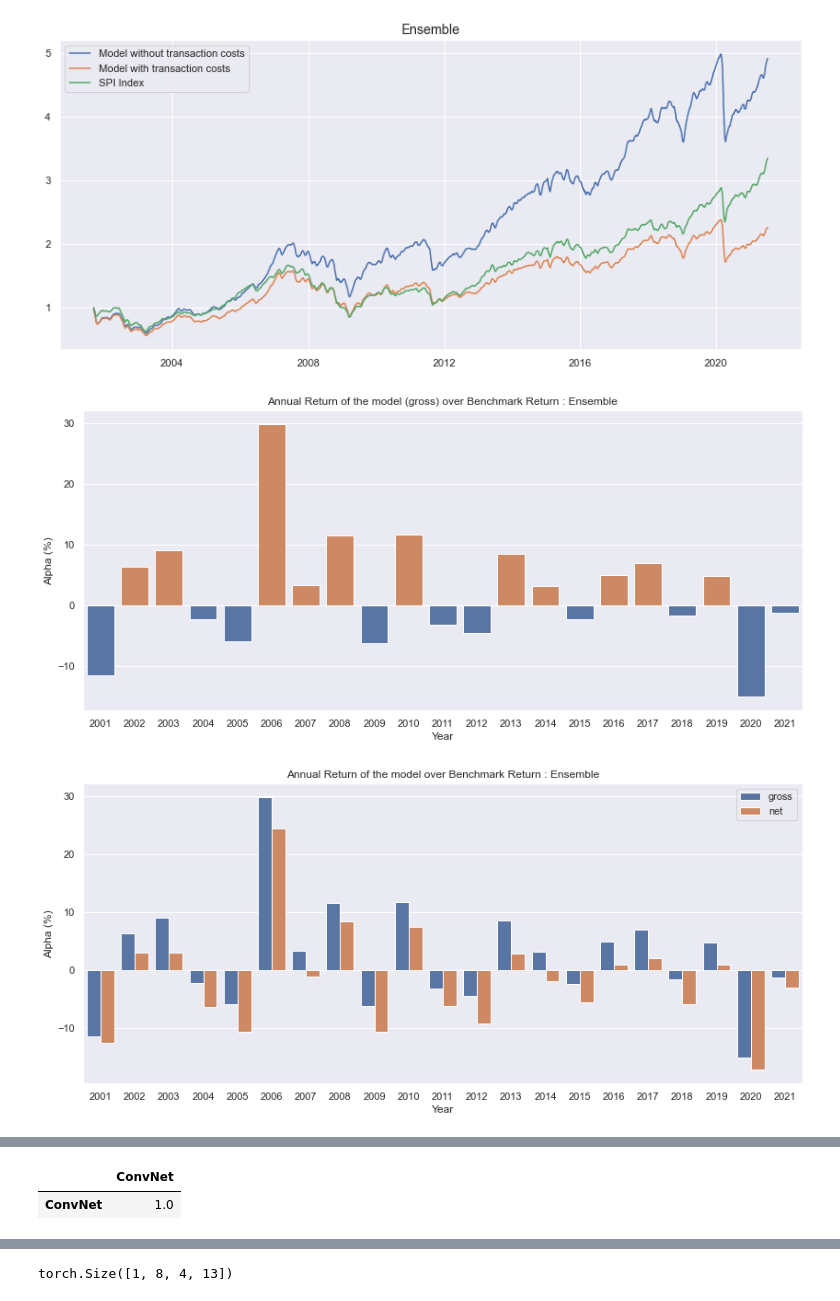
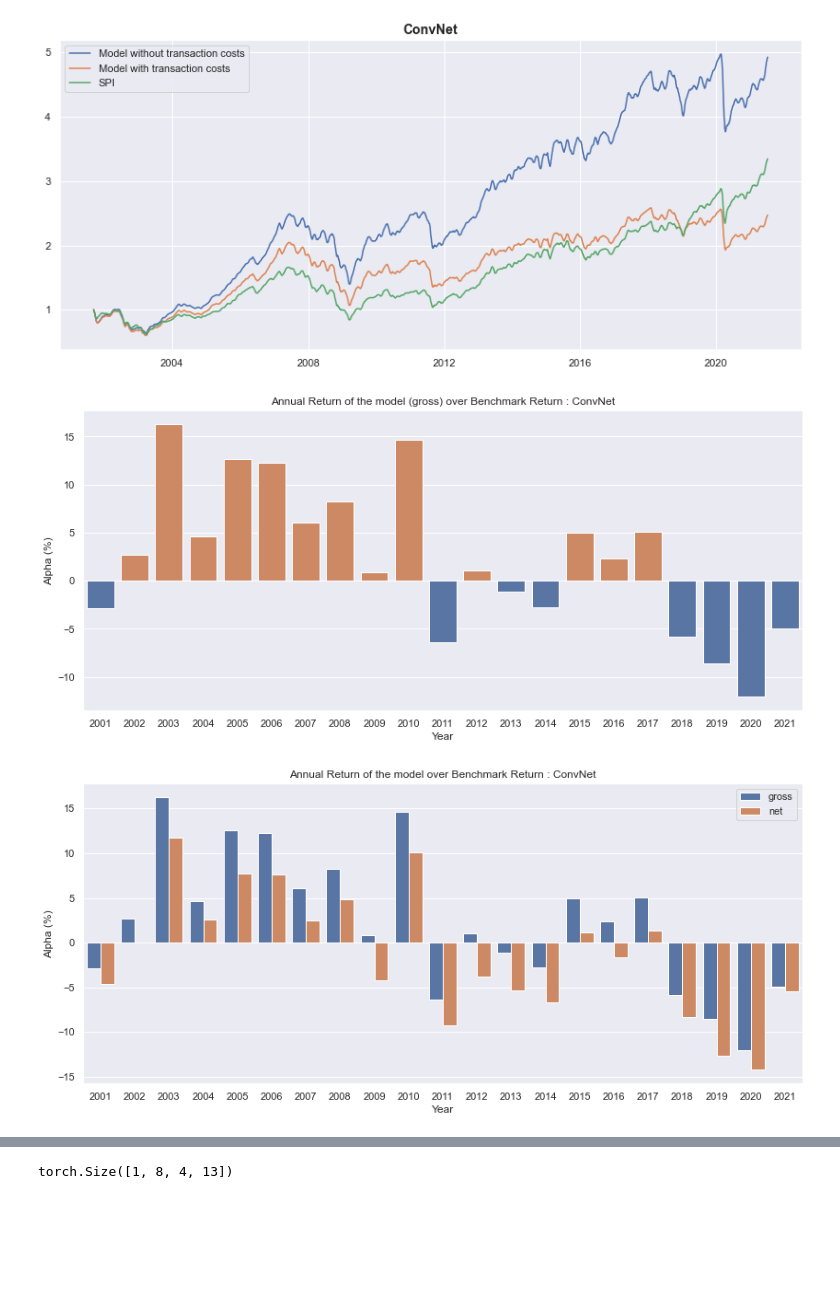
Before and after one commit to lacoupe/BCVS, a Jupyter notebook: SW/ml_size.ipynb, the cells around one changed output, grey strips where cells are left out. Drawn from its saved outputs; the diff is of its cells as text; code cells hidden in the pictures; blank space fills up the shorter version.

```diff
--- a/SW/ml_size.ipynb
+++ b/SW/ml_size.ipynb
@@ -183,5 +28,8 @@ def price_to_perf(df, log=False):
 indices_price_excel = pd.read_csv('SW_data/prices.csv', index_col=0, parse_dates=True)
 #indices_price_excel = pd.read_excel('SW_data/indices_price.xlsx', parse_dates=True, index_col=0, skiprows=[0,1,2,3,5,6,7])
 #indices_price_excel.to_csv('SW_data/prices.csv', index=True)
+indices_price_excel.drop(columns=['SMIMC Index'], inplace=True)
 indices_price_excel.head()
+indices_price_excel.columns = ['SPI', 'MID', 'MID_SMALL', 'LARGE']
+indices_price_excel.head()
 # %% [output]
@@ -194,5 +42,5 @@ indices_price_excel.head()
 # %%
-bench_price = indices_price_excel['SPI Index']
+bench_price = indices_price_excel['SPI']
 price = indices_price_excel[indices_price_excel.columns[1:]]
 daily_returns = price.pct_change().dropna()
 daily_return_bench = bench_price.pct_change()
@@ -599,16 +242,18 @@ from train_test import train, test
 # %%
 # models_list = ['MLP', 'ConvNet', 'LSTM']
-models_list = ['ConvNet']
+models_list = ['MLP', 'ConvNet']
+
 df_pred_dict = {}
 df_prob_dict = {}
 perf_pred_dict_gross = {}
 perf_pred_dict_net = {}
-input_period = 10
+
+input_period = 15
 mini_batch_size = 5
 verbose = 1
 training_window = 5
-nb_epochs_first = 20
-nb_epochs = 10
+nb_epochs_first = 50
+nb_epochs = 20
 rebalance_freq = 'W-FRI'
 
 for i, model_name in enumerate(models_list):
@@ -618,14 +263,14 @@ for i, model_name in enumerate(models_list):
                                                                    mini_batch_size=mini_batch_size, verbose=verbose,
                                                                    training_window=training_window)
 
-    perf_pred_dict_gross[model_name] = pred_to_perf(df_pred_dict[model_name])
-    perf_pred_dict_net[model_name] = pred_to_perf(df_pred_dict[model_name], 0.0012)
+    perf_pred_dict_gross[model_name] = pred_to_perf(df_pred_dict[model_name], daily_returns)
+    perf_pred_dict_net[model_name] = pred_to_perf(df_pred_dict[model_name], daily_returns, 0.0012)
 
     if i == 0:
         df_prob_ensemble = df_prob_dict[model_name].copy()
     else:
         df_prob_ensemble += df_prob_dict[model_name]
 
-df_prob_ensemble /= 3
-df_pred_dict['Ensemble'] = df_prob_ensemble.rank(axis=1).replace({1: 0., 2: 0., 3: 0., 4: 1.})
+df_prob_ensemble /= len(models_list)
+df_pred_dict['Ensemble'] = df_prob_ensemble.rank(axis=1).replace({1: 0., 2: 0., 3: 1.})
 # %% [output]
@@ -645,14 +287,18 @@ stats = []
 stats.append(bench_stats + [0])
 for model_name in df_pred_dict.keys():
 
-    perf_gross = pred_to_perf(df_pred_dict[model_name], 0., log=False)
-    perf_net = pred_to_perf(df_pred_dict[model_name], 0.0012, log=False)
+    perf_gross = pred_to_perf(df_pred_dict[model_name], daily_returns, 0.)
+    perf_net = pred_to_perf(df_pred_dict[model_name], daily_returns, 0.0012)
 
     turnover_num = turnover(df_pred_dict[model_name])
     stats.append(perf_to_stat(perf_gross, perf_net) + [turnover(df_pred_dict[model_name])])
 stats = np.array(stats)
 
-df_stats = pd.DataFrame(data=stats, columns=['Gross avg. annual return (%)','Net avg. annual return (%)', 'Avg. annual vol. (%)', 'Avg Sharpe ratio', 'Max. Drawdown (%)', 'Turnover'], index=['Benchmark SPI'] + list(df_pred_dict.keys())).round(2)
+df_stats = pd.DataFrame(data=stats, columns=['Gross avg. annual return (%)', 'Net avg. annual return (%)',
+                                             'Avg. annual vol. (%)', 'Avg Sharpe ratio',
+                                             'Max. Drawdown (%)', 'Turnover'],
+                        index=['Benchmark SPI'] + list(df_pred_dict.keys())).round(2)
+
 df_stats.Turnover = df_stats.Turnover.apply(int)
 df_stats
 # %% [output]
@@ -663,6 +322,6 @@ df_stats
 # %%
 for model_name in df_pred_dict.keys():
-    performance_plot(df_pred_dict[model_name], model_name)
-    annual_alpha_plot(perf_bench, df_pred_dict[model_name], model_name)
-    annual_alpha_plot_grossnet(perf_bench, df_pred_dict[model_name], model_name)
+    performance_plot(df_pred_dict[model_name], model_name, daily_returns, bench_price)
+    annual_alpha_plot(perf_bench, df_pred_dict[model_name], model_name, daily_returns)
+    annual_alpha_plot_grossnet(perf_bench, df_pred_dict[model_name], model_name, daily_returns)
 # %% [output]
@@ -672,3 +331,3 @@ for model_name in df_pred_dict.keys():
-[figure, old version]
+[figure, new version]
-[figure, old version]
+[figure, new version]
-[figure, old version]
+[figure, new version]
@@ -675,10 +336,0 @@ for model_name in df_pred_dict.keys():
-# %%
-df = pd.DataFrame(index=models_list, columns=models_list)
-for comb in itertools.product(models_list, repeat=2):
-    model1 = comb[0]
-    model2 = comb[1]
-    df.loc[model1][model2] = correlation(df_pred_dict[model1], df_pred_dict[model2])
-df.round(0)
-# %% [output]
-|  | ConvNet |
-| ConvNet | 1.0 |
```
Also changed, not shown: parts of 38 cells of this notebook, 3 other files.
